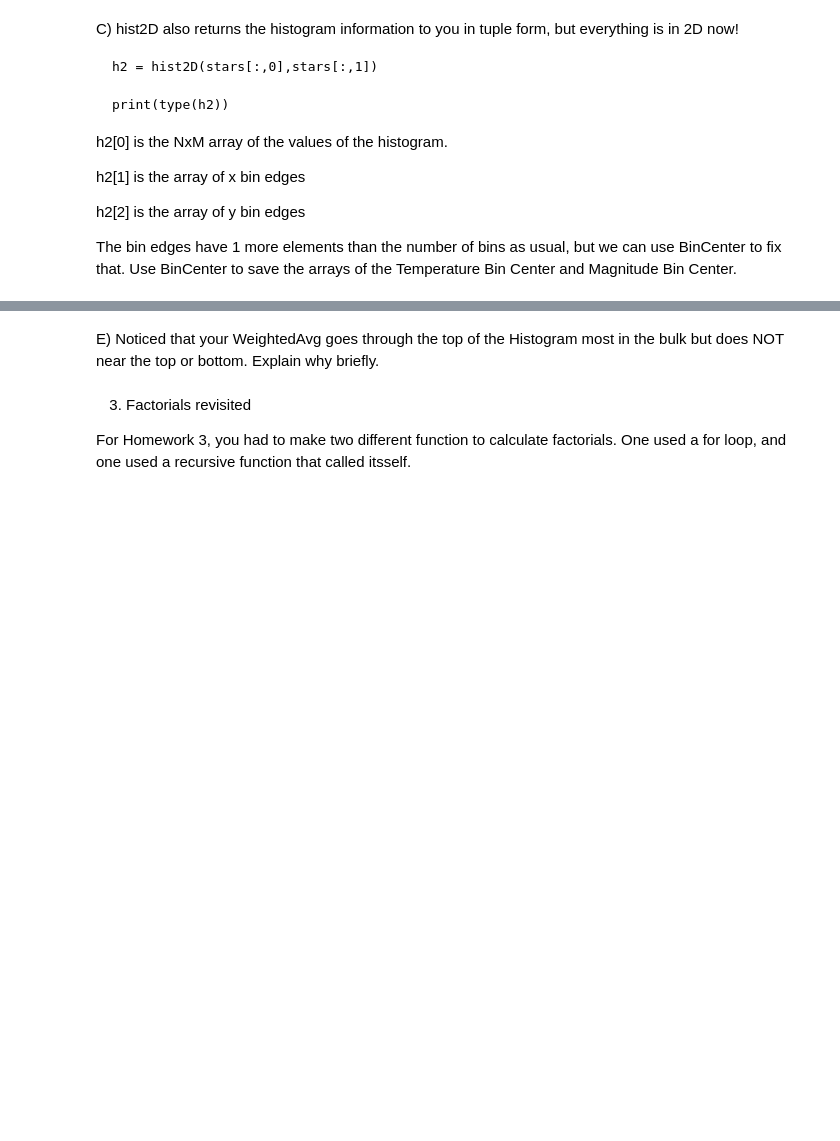
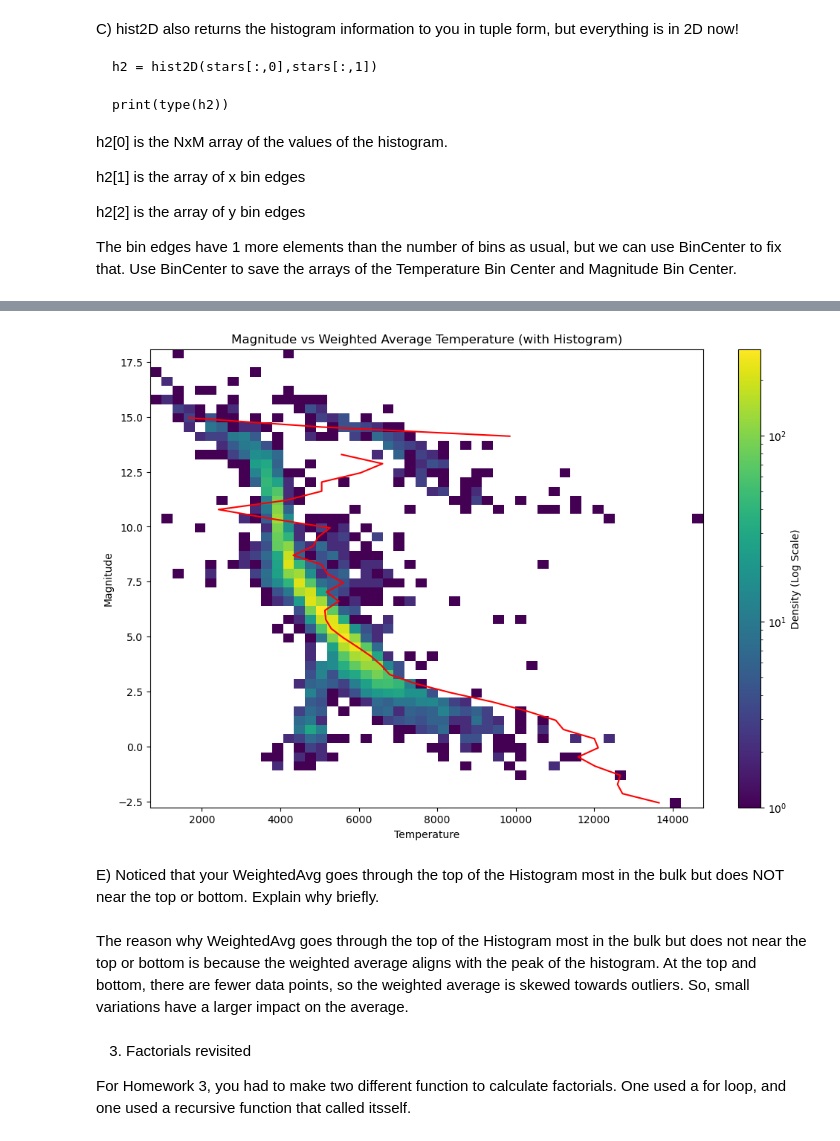
Before and after one commit to stefin0/cs4010, a Jupyter notebook: homework-4/StefinRacho-homework4.ipynb, the cells around one changed output, grey strips where cells are left out. Drawn from its saved outputs; the diff is of its cells as text; code cells hidden in the pictures; blank space fills up the shorter version.

```diff
--- a/homework-4/StefinRacho-homework4.ipynb
+++ b/homework-4/StefinRacho-homework4.ipynb
@@ -92,9 +92,13 @@ of vals and weights
 $$Avg = \frac{\sum{ val*weight}}{\sum{weight}}$$
 # %%
 def WeightedAvg(vals, weights):
-    weighted_sum = sum(val * weight for val, weight in zip(vals, weights))
     total_weight = sum(weights)
 
+    if (total_weight == 0):
+        return np.nan
+
+    weighted_sum = sum(val * weight for val, weight in zip(vals, weights))
+
     return weighted_sum / total_weight
 # %% [markdown]
 F) Use your BinCenter and WeightedAvg to find the mean of each histogram and see
@@ -140,3 +172,9 @@ h2[2] is the array of y bin edges
 
 The bin edges have 1 more elements than the number of bins as usual, but we can use BinCenter to fix that.
 Use BinCenter to save the arrays of the Temperature Bin Center and Magnitude Bin Center.
+# %%
+temp_bin_centers = BinCenter(h2[1])
+magnitude_bin_centers = BinCenter(h2[2])
+
+print(f"Temp bin centers: {temp_bin_centers}")
+print(f"Magnitude bin centers: {magnitude_bin_centers}")
@@ -143,9 +201,31 @@ Use BinCenter to save the arrays of the Temperature Bin Center and Magnitude Bin
 # %% [markdown]
 D) h2[0] is a 2D array so that's harder to deal with. Write a program that loops over the y-axis (Magnitude) of h2[0] and compute the WeightedAvg for each row of x-values (Temperature). Save these values to an array.
 Plot Magnitude vs WeightedAvg Temperature you computed and overlay it with the Histogram.
+# %%
+weighted_avg_temps = []
+for i in range(len(h2[0])):
+    row_counts = h2[0][i]
+    weighted_avg = WeightedAvg(temp_bin_centers, row_counts)
+    weighted_avg_temps.append(weighted_avg)
+
+weighted_avg_temps = np.array(weighted_avg_temps)
+
+plt.figure(figsize=(12, 8))
+plt.hist2d(temp, magnitude, bins=[50, 50], norm=LogNorm())
+plt.colorbar(label='Density (Log Scale)')
+
+plt.plot(weighted_avg_temps, magnitude_bin_centers, color="red", label="Weighted Avg Temp")
+plt.xlabel("Temperature")
+plt.ylabel("Magnitude")
+plt.title("Magnitude vs Weighted Average Temperature (with Histogram)")
+plt.show()
+# %% [output]
+[figure, added]
 # %% [markdown]
 E) Noticed that your WeightedAvg goes through the top of the Histogram most in
 the bulk but does NOT near the top or bottom. Explain why briefly.
+# %% [markdown]
+The reason why WeightedAvg goes through the top of the Histogram most in the bulk but does not near the top or bottom is because the weighted average aligns with the peak of the histogram. At the top and bottom, there are fewer data points, so the weighted average is skewed towards outliers. So, small variations have a larger impact on the average.
 # %% [markdown]
 3) Factorials revisited
 
```
Also changed, not shown: parts of 4 cells of this notebook, 1 other file.
